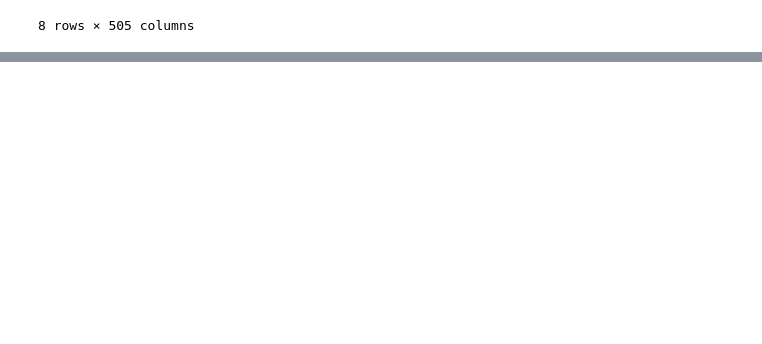
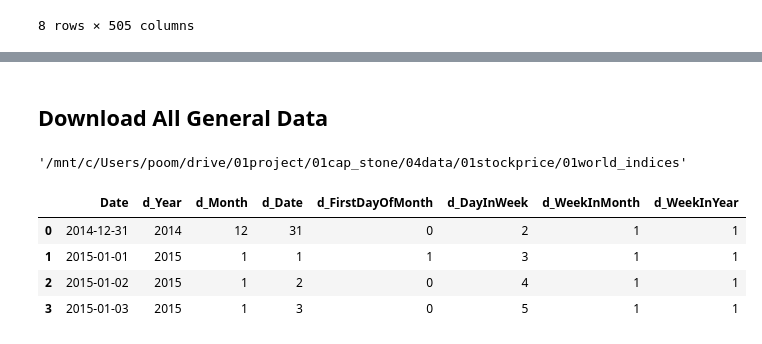
Before and after one commit to ken-365/trend_forecast, a Jupyter notebook: 03notebook/get_stock_price.ipynb, the cells around one changed output, grey strips where cells are left out. Saved outputs shown, nothing was run; the diff lists cells and outputs as text; code cells hidden in the pictures; blank space fills up the shorter version.

```diff
--- a/03notebook/get_stock_price.ipynb
+++ b/03notebook/get_stock_price.ipynb
@@ -157,0 +183,25 @@ GGTrendAllTimeMonthly.describe()
+# %% [markdown]
+## Download All General Data
+# %%
+#change directory
+os.chdir(os.path.join(datapath,"01world_indices"))
+os.getcwd()
+# %% [output]
+'/mnt/c/Users/poom/drive/01project/01cap_stone/04data/01stockprice/01world_indices'
+# %%
+General_data = pd.date_range('2014-12-31','2020-12-28')
+General_data = pd.DataFrame({"Date" :General_data
+                            ,"d_Year" :General_data.year
+                            ,"d_Month":General_data.month
+                            ,"d_Date" :General_data.day
+                            ,"d_FirstDayOfMonth":General_data.is_month_start.astype('int')
+                            ,"d_DayInWeek":General_data.dayofweek
+                            ,"d_WeekInMonth":General_data.week
+                            ,"d_WeekInYear": General_data.weekofyear })
+General_data.head(4)
+# %% [output]
+|  | Date | d_Year | d_Month | d_Date | d_FirstDayOfMonth | d_DayInWeek | d_WeekInMonth | d_WeekInYear |
+| 0 | 2014-12-31 | 2014 | 12 | 31 | 0 | 2 | 1 | 1 |
+| 1 | 2015-01-01 | 2015 | 1 | 1 | 1 | 3 | 1 | 1 |
+| 2 | 2015-01-02 | 2015 | 1 | 2 | 0 | 4 | 1 | 1 |
+| 3 | 2015-01-03 | 2015 | 1 | 3 | 0 | 5 | 1 | 1 |
```
Also changed, not shown: parts of 31 cells of this notebook, 2 other files.
